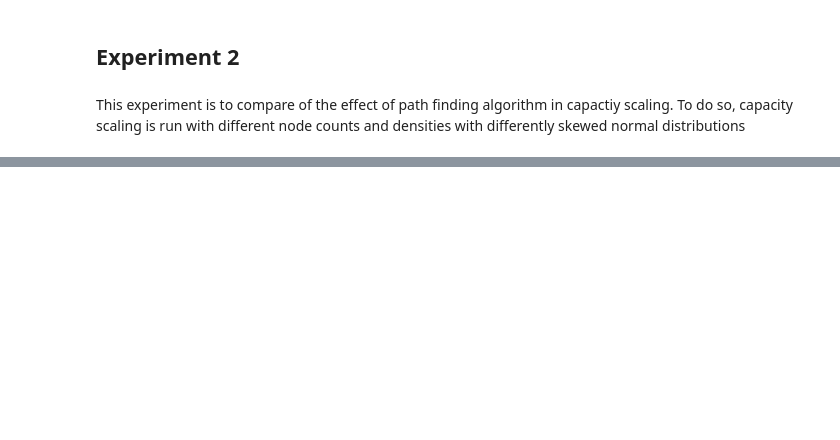
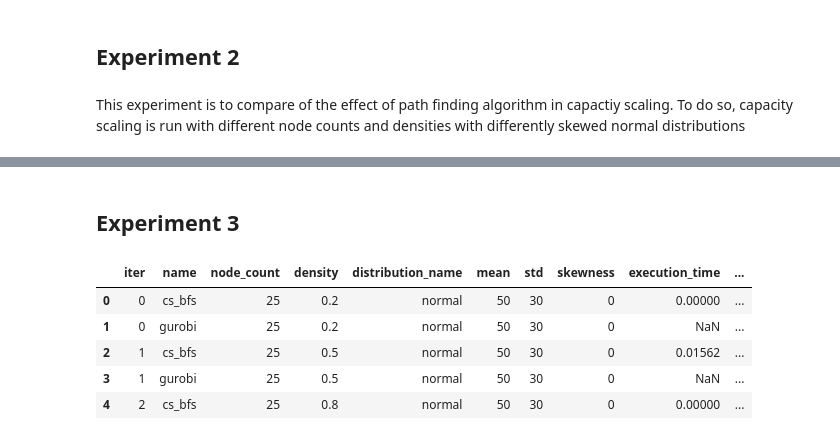
Before and after one commit to rizaozcelik/capacity-scaling, a Jupyter notebook: TermProject.ipynb, the cells around one changed output, grey strips where cells are left out. Cells and saved outputs as stored; diff of their text form; code cells hidden in the pictures; blank space fills up the shorter version.

```diff
--- a/TermProject.ipynb
+++ b/TermProject.ipynb
@@ -266,0 +233,17 @@ plt.legend();
+# %% [markdown]
+## Experiment 3
+# %%
+experiment_results3 = pd.read_csv(experiment_results_path + 'experiment3_cs_vs_gurobi.csv', sep='|')
+experiment_results3 = experiment_results3.replace({'ERROR':np.nan, 'None':np.nan})
+experiment_results3['execution_time'] = experiment_results3['execution_time'].astype(float)
+experiment_results3['edge_count'] = experiment_results3.node_count * experiment_results3.density
+experiment_results3['node*edge_count'] = experiment_results3.node_count * experiment_results3.edge_count
+algo_names = experiment_results3.name.unique()
+experiment_results3.head()
+# %% [output]
+|  | iter | name | node_count | density | distribution_name | mean | std | skewness | execution_time | ... |
+| 0 | 0 | cs_bfs | 25 | 0.2 | normal | 50 | 30 | 0 | 0.00000 | ... |
+| 1 | 0 | gurobi | 25 | 0.2 | normal | 50 | 30 | 0 | NaN | ... |
+| 2 | 1 | cs_bfs | 25 | 0.5 | normal | 50 | 30 | 0 | 0.01562 | ... |
+| 3 | 1 | gurobi | 25 | 0.5 | normal | 50 | 30 | 0 | NaN | ... |
+| 4 | 2 | cs_bfs | 25 | 0.8 | normal | 50 | 30 | 0 | 0.00000 | ... |
```
Also changed, not shown: parts of 18 cells of this notebook, 1 other file.
